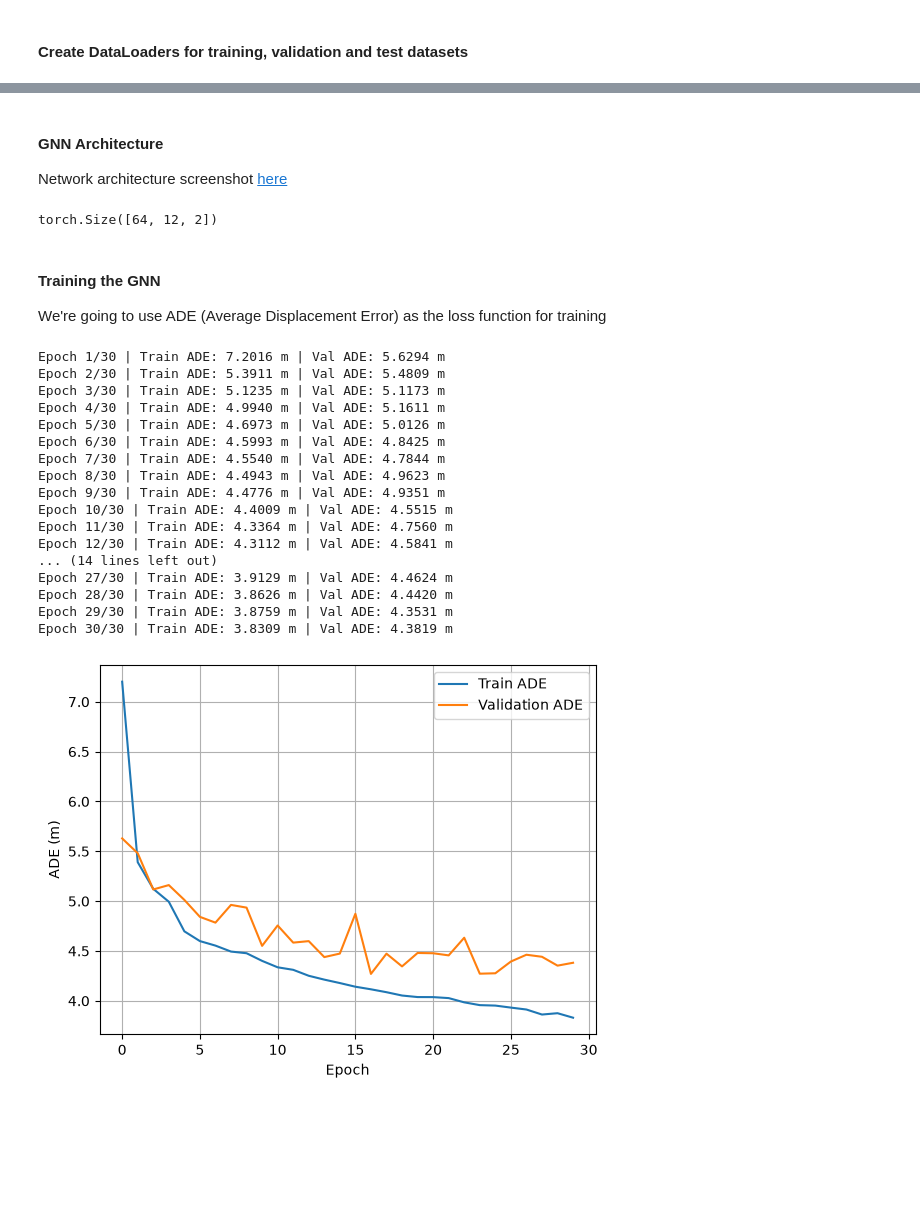
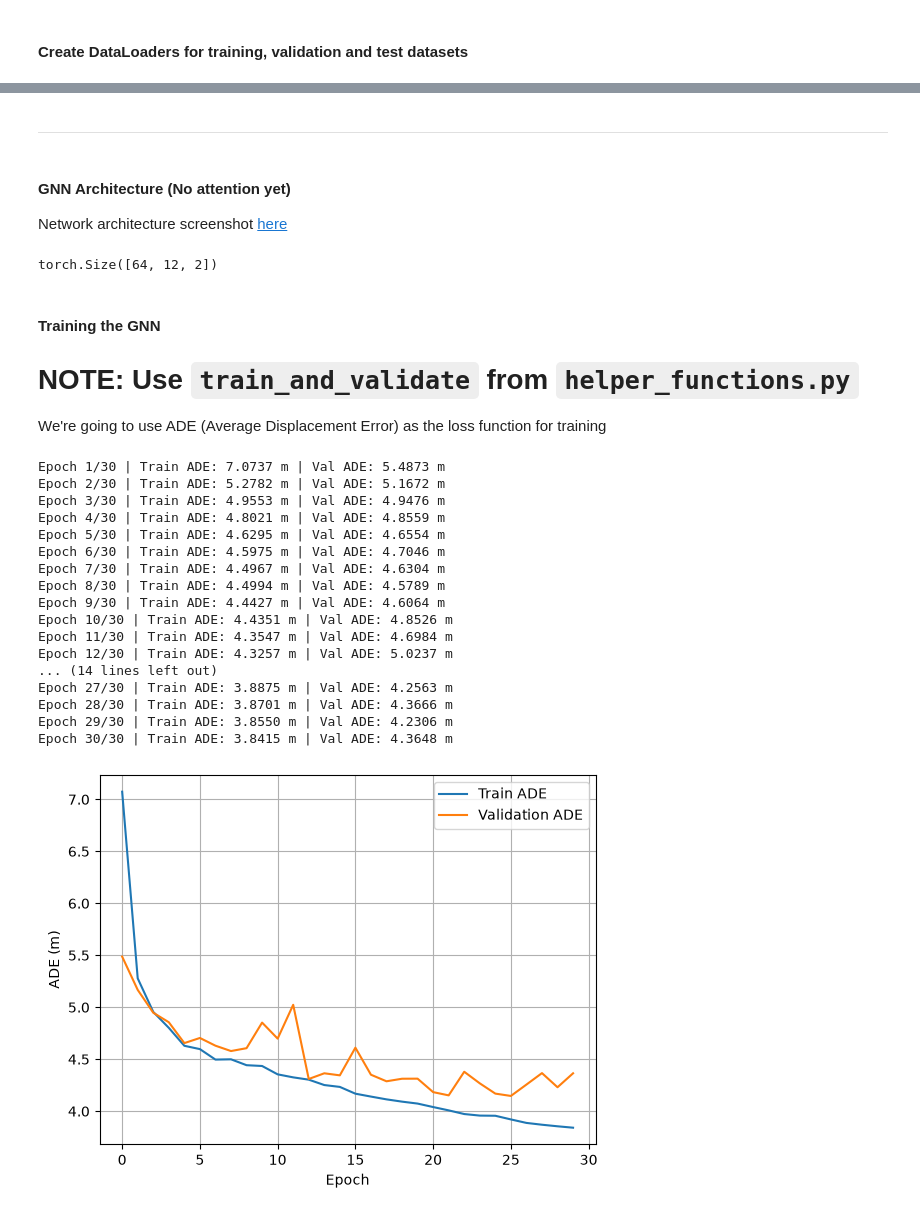
Before and after one commit to danilorar/gnn_trajectory, a Jupyter notebook: notebooks/03_baselines.ipynb, the cells around one changed output, grey strips where cells are left out. Cells and saved outputs as stored; diff of their text form; code cells hidden in the pictures; blank space fills up the shorter version.

```diff
--- a/notebooks/03_baselines.ipynb
+++ b/notebooks/03_baselines.ipynb
@@ -544,5 +544,6 @@ def sample_to_graph(sample, edge_radius=20.0):
     return graph
 
 # One sample test
+sample = train_dataset[101]
 sample_to_graph(sample)
 # %% [output]
@@ -652,5 +653,7 @@ Number of edges in a batch: 2220
+# %% [markdown]
+----
 # %% [markdown]
-#### GNN Architecture
+#### GNN Architecture (No attention yet)
 
 Network architecture screenshot [here](../gnnArchitecure.pdf)
 # %%
@@ -750,6 +753,8 @@ torch.Size([64, 12, 2])
 # %% [markdown]
 #### Training the GNN
 
+# **NOTE**: Use `train_and_validate` from `helper_functions.py`
+
 We're going to use ADE (Average Displacement Error) as the loss function for training
 # %%
 # ADE Loss function
@@ -757,7 +762,8 @@ def ade_loss(pred, target):
     errors = torch.norm(pred - target,dim=2)
     return errors.mean()
 
-model = GraphNetwork()
+device = torch.device("cuda" if torch.cuda.is_available() else "cpu")
+model = GraphNetwork().to(device)
 optimizer = torch.optim.Adam(model.parameters(), lr=0.001)
 loss_fn = ade_loss
 num_epochs = 30
@@ -774,7 +780,7 @@ for epoch in range(num_epochs):
     total_loss = 0.0 # initialize total loss for the epoch
 
     for batch in train_loader:
-
+        batch = batch.to(device)
         optimizer.zero_grad()
         pred = model(batch)
         target = batch.y.view(batch.num_graphs,12, 2)
@@ -796,53 +802,54 @@ for epoch in range(num_epochs):
     with torch.no_grad():
 
         for val_batch in val_loader:
+            val_batch = val_batch.to(device)
             val_pred = model(val_batch)
             val_target = val_batch.y.view(val_batch.num_graphs, 12, 2)
             val_loss = loss_fn(val_pred, val_target)
             val_total_loss += (val_loss.item() * val_batch.num_graphs)
 
     val_avg_loss = (val_total_loss / len(val_graphs))
 
     val_losses.append(val_avg_loss)
 
     # OUTPUT
     print(
         f"Epoch {epoch + 1}/{num_epochs} | "
         f"Train ADE: {avg_loss:.4f} m | "
         f"Val ADE: {val_avg_loss:.4f} m"
     )
 
     # SAVE BEST MODEL
     if val_avg_loss < best_val_loss:
         best_val_loss = val_avg_loss
         torch.save(model.state_dict(), PROJECT_ROOT / "notebooks" / "best_gnn_model.pth")
 
 # PLOT
 plt.plot(train_losses, label="Train ADE")
 plt.plot(val_losses, label="Validation ADE")
 
 plt.xlabel("Epoch")
 plt.ylabel("ADE (m)")
 plt.legend()
 plt.grid()
 plt.show()
 # %% [output]
-Epoch 1/30 | Train ADE: 7.2016 m | Val ADE: 5.6294 m
-Epoch 2/30 | Train ADE: 5.3911 m | Val ADE: 5.4809 m
-Epoch 3/30 | Train ADE: 5.1235 m | Val ADE: 5.1173 m
-Epoch 4/30 | Train ADE: 4.9940 m | Val ADE: 5.1611 m
-Epoch 5/30 | Train ADE: 4.6973 m | Val ADE: 5.0126 m
-Epoch 6/30 | Train ADE: 4.5993 m | Val ADE: 4.8425 m
-Epoch 7/30 | Train ADE: 4.5540 m | Val ADE: 4.7844 m
-Epoch 8/30 | Train ADE: 4.4943 m | Val ADE: 4.9623 m
-Epoch 9/30 | Train ADE: 4.4776 m | Val ADE: 4.9351 m
-Epoch 10/30 | Train ADE: 4.4009 m | Val ADE: 4.5515 m
-Epoch 11/30 | Train ADE: 4.3364 m | Val ADE: 4.7560 m
-Epoch 12/30 | Train ADE: 4.3112 m | Val ADE: 4.5841 m
+Epoch 1/30 | Train ADE: 7.0737 m | Val ADE: 5.4873 m
+Epoch 2/30 | Train ADE: 5.2782 m | Val ADE: 5.1672 m
+Epoch 3/30 | Train ADE: 4.9553 m | Val ADE: 4.9476 m
+Epoch 4/30 | Train ADE: 4.8021 m | Val ADE: 4.8559 m
+Epoch 5/30 | Train ADE: 4.6295 m | Val ADE: 4.6554 m
+Epoch 6/30 | Train ADE: 4.5975 m | Val ADE: 4.7046 m
+Epoch 7/30 | Train ADE: 4.4967 m | Val ADE: 4.6304 m
+Epoch 8/30 | Train ADE: 4.4994 m | Val ADE: 4.5789 m
+Epoch 9/30 | Train ADE: 4.4427 m | Val ADE: 4.6064 m
+Epoch 10/30 | Train ADE: 4.4351 m | Val ADE: 4.8526 m
+Epoch 11/30 | Train ADE: 4.3547 m | Val ADE: 4.6984 m
+Epoch 12/30 | Train ADE: 4.3257 m | Val ADE: 5.0237 m
 ... (14 lines left out)
-Epoch 27/30 | Train ADE: 3.9129 m | Val ADE: 4.4624 m
-Epoch 28/30 | Train ADE: 3.8626 m | Val ADE: 4.4420 m
-Epoch 29/30 | Train ADE: 3.8759 m | Val ADE: 4.3531 m
-Epoch 30/30 | Train ADE: 3.8309 m | Val ADE: 4.3819 m
+Epoch 27/30 | Train ADE: 3.8875 m | Val ADE: 4.2563 m
+Epoch 28/30 | Train ADE: 3.8701 m | Val ADE: 4.3666 m
+Epoch 29/30 | Train ADE: 3.8550 m | Val ADE: 4.2306 m
+Epoch 30/30 | Train ADE: 3.8415 m | Val ADE: 4.3648 m
-[figure, old version]
+[figure, new version]
 # %% [markdown]
```
Also changed, not shown: parts of 28 cells of this notebook, 8 other files.
